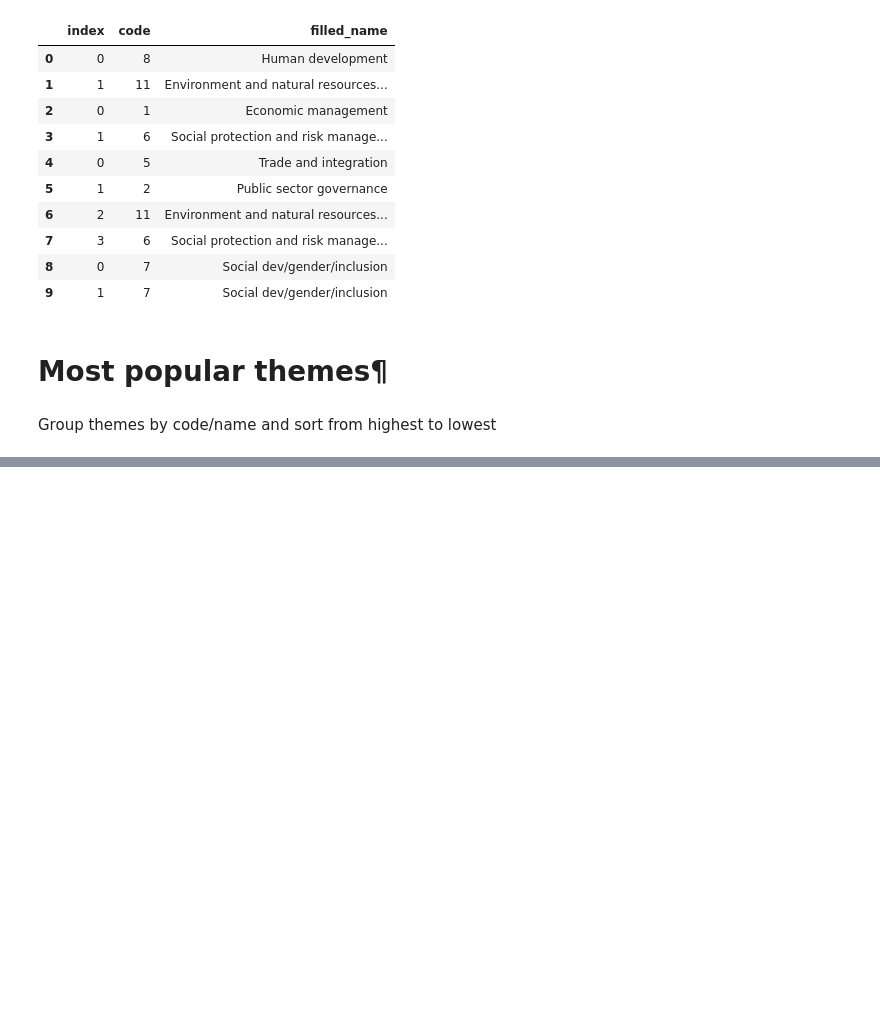
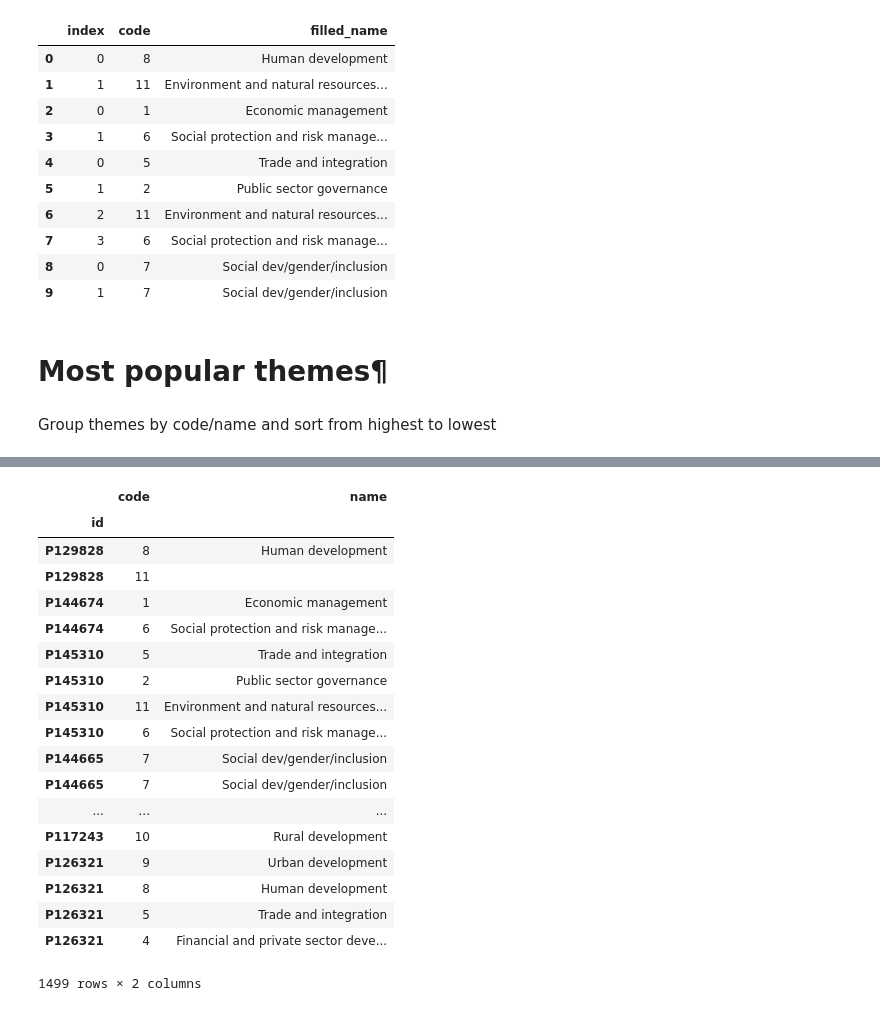
Before and after one commit to IvanTodorovic78/springboard_data_science, a Jupyter notebook: sliderule_dsi_json_exercise.ipynb, the cells around one changed output, grey strips where cells are left out. Cells and saved outputs as stored; diff of their text form; code cells hidden in the pictures; blank space fills up the shorter version.

```diff
--- a/sliderule_dsi_json_exercise.ipynb
+++ b/sliderule_dsi_json_exercise.ipynb
@@ -282,0 +375,24 @@ xdf1_grouped
+# %%
+#themes_df_3.reset_(level=-1)
+themes_df_3 = themes_df.set_index('id')
+themes_df_3
+# %% [output]
+|  | code | name |
+| id |  |  |
+| P129828 | 8 | Human development |
+| P129828 | 11 |  |
+| P144674 | 1 | Economic management |
+| P144674 | 6 | Social protection and risk manage... |
+| P145310 | 5 | Trade and integration |
+| P145310 | 2 | Public sector governance |
+| P145310 | 11 | Environment and natural resources... |
+| P145310 | 6 | Social protection and risk manage... |
+| P144665 | 7 | Social dev/gender/inclusion |
+| P144665 | 7 | Social dev/gender/inclusion |
+| ... | ... | ... |
+| P117243 | 10 | Rural development |
+| P126321 | 9 | Urban development |
+| P126321 | 8 | Human development |
+| P126321 | 5 | Trade and integration |
+| P126321 | 4 | Financial and private sector deve... |
+1499 rows × 2 columns
```
Also changed, not shown: parts of 17 cells of this notebook.
